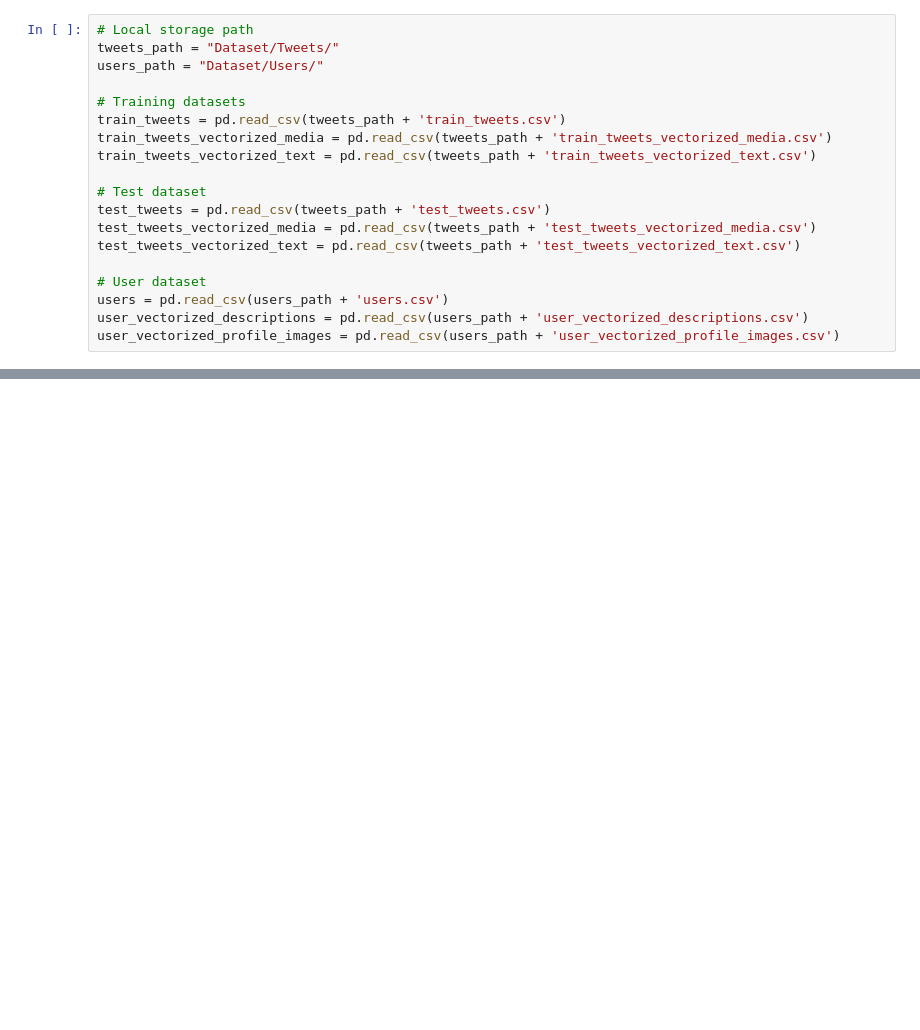
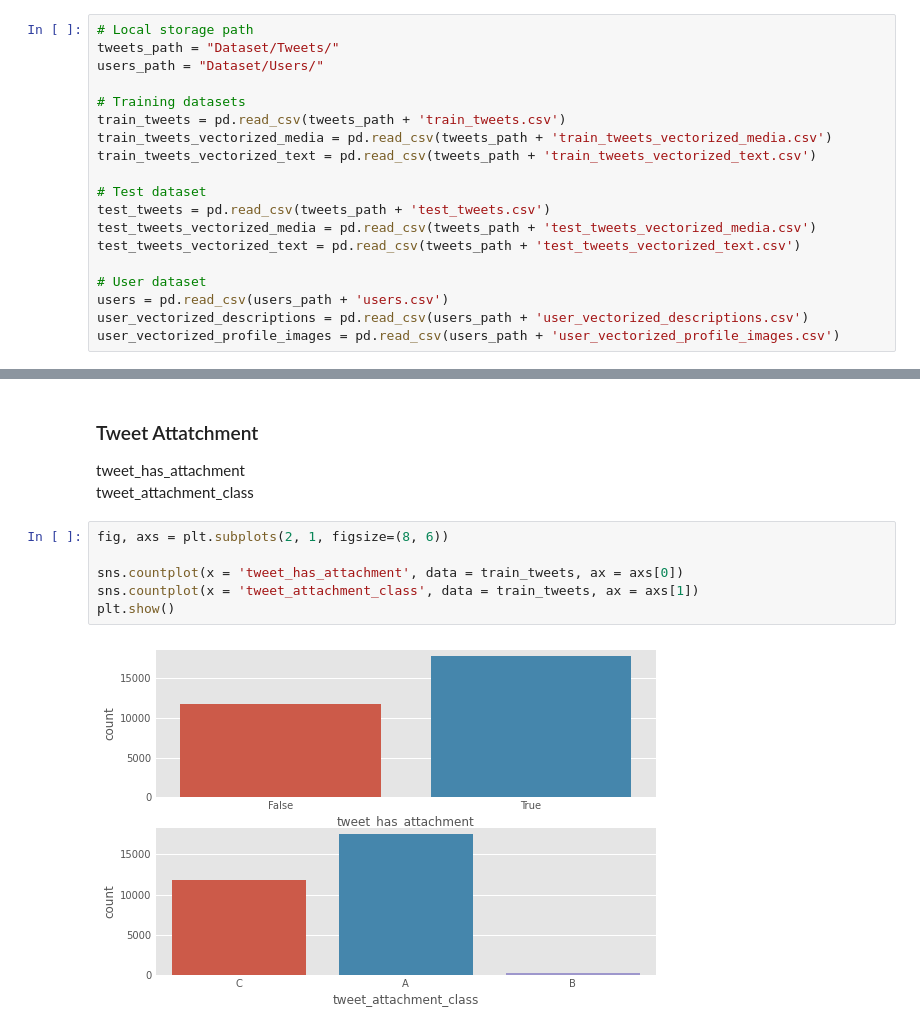
Before and after one commit to shpatrickguo/bitgrit, a Jupyter notebook: Viral Tweets Prediction Challenge/Viral Tweets Prediction Challenge.ipynb, the cells around one changed output, grey strips where cells are left out. Drawn from its saved outputs; the diff is of its cells as text; blank space fills up the shorter version.

```diff
--- a/Viral Tweets Prediction Challenge/Viral Tweets Prediction Challenge.ipynb
+++ b/Viral Tweets Prediction Challenge/Viral Tweets Prediction Challenge.ipynb
@@ -40,0 +138,12 @@ user_vectorized_profile_images = pd.read_csv(users_path + 'user_vectorized_profi
+# %% [markdown]
+### Tweet Attatchment
+tweet_has_attachment
+tweet_attachment_class
+# %%
+fig, axs = plt.subplots(2, 1, figsize=(8, 6))
+
+sns.countplot(x = 'tweet_has_attachment', data = train_tweets, ax = axs[0])
+sns.countplot(x = 'tweet_attachment_class', data = train_tweets, ax = axs[1])
+plt.show()
+# %% [output]
+[figure, added]
```
Also changed, not shown: parts of 23 cells of this notebook, 1 other file.
